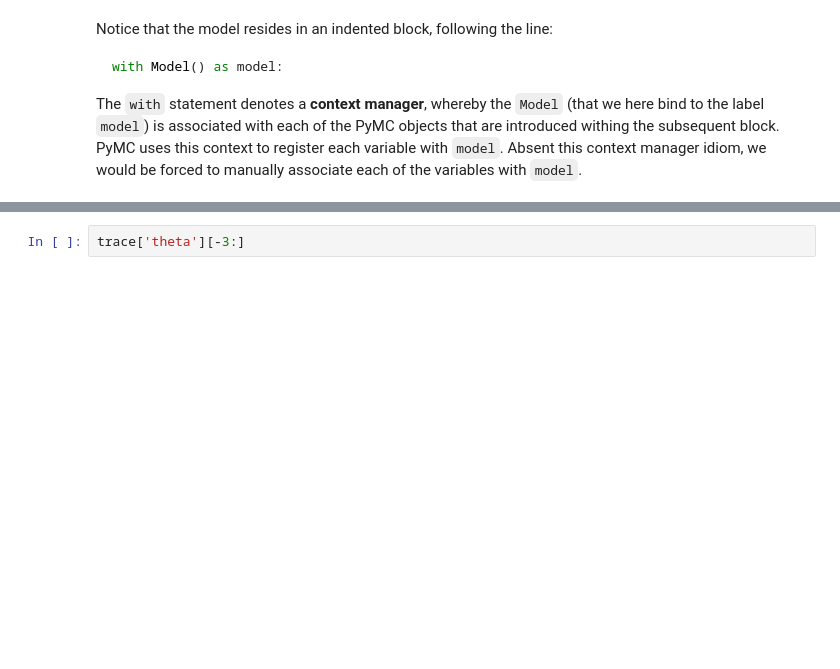
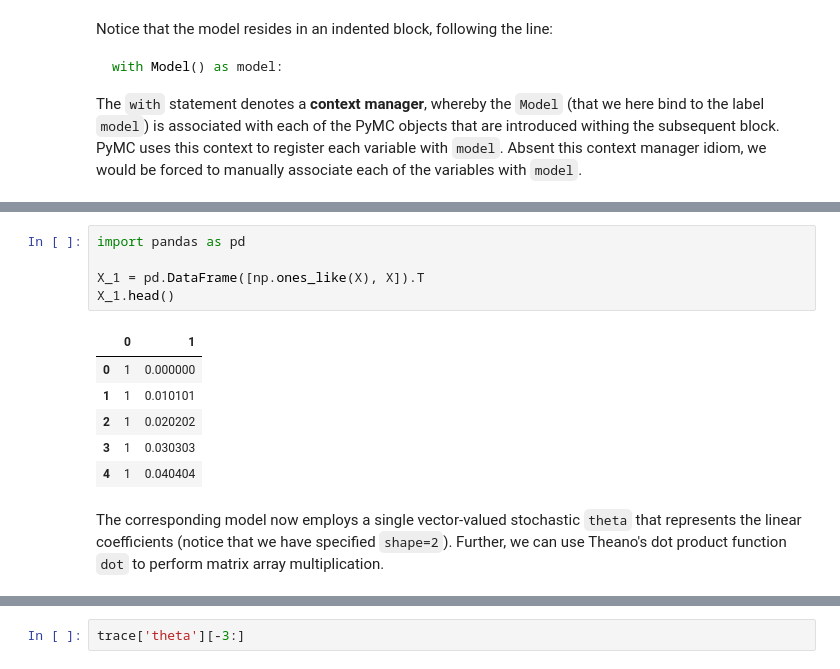
Before and after one commit to pymc-devs/uq_chapter, a Jupyter notebook: reference/UQ Handbook Chapter.ipynb, the cells around one changed output, grey strips where cells are left out. Saved outputs shown, nothing was run; the diff lists cells and outputs as text; blank space fills up the shorter version.

```diff
--- a/reference/UQ Handbook Chapter.ipynb
+++ b/reference/UQ Handbook Chapter.ipynb
@@ -244,0 +172,14 @@ The returned `trace` object can be queried in a similar way as a `dict` containi
+# %%
+import pandas as pd
+
+X_1 = pd.DataFrame([np.ones_like(X), X]).T
+X_1.head()
+# %% [output]
+|  | 0 | 1 |
+| 0 | 1 | 0.000000 |
+| 1 | 1 | 0.010101 |
+| 2 | 1 | 0.020202 |
+| 3 | 1 | 0.030303 |
+| 4 | 1 | 0.040404 |
+# %% [markdown]
+The corresponding model now employs a single vector-valued stochastic `theta` that represents the linear coefficients (notice that we have specified `shape=2`). Further, we can use Theano's dot product function `dot` to perform matrix array multiplication.
```
Also changed, not shown: parts of 41 cells of this notebook.
